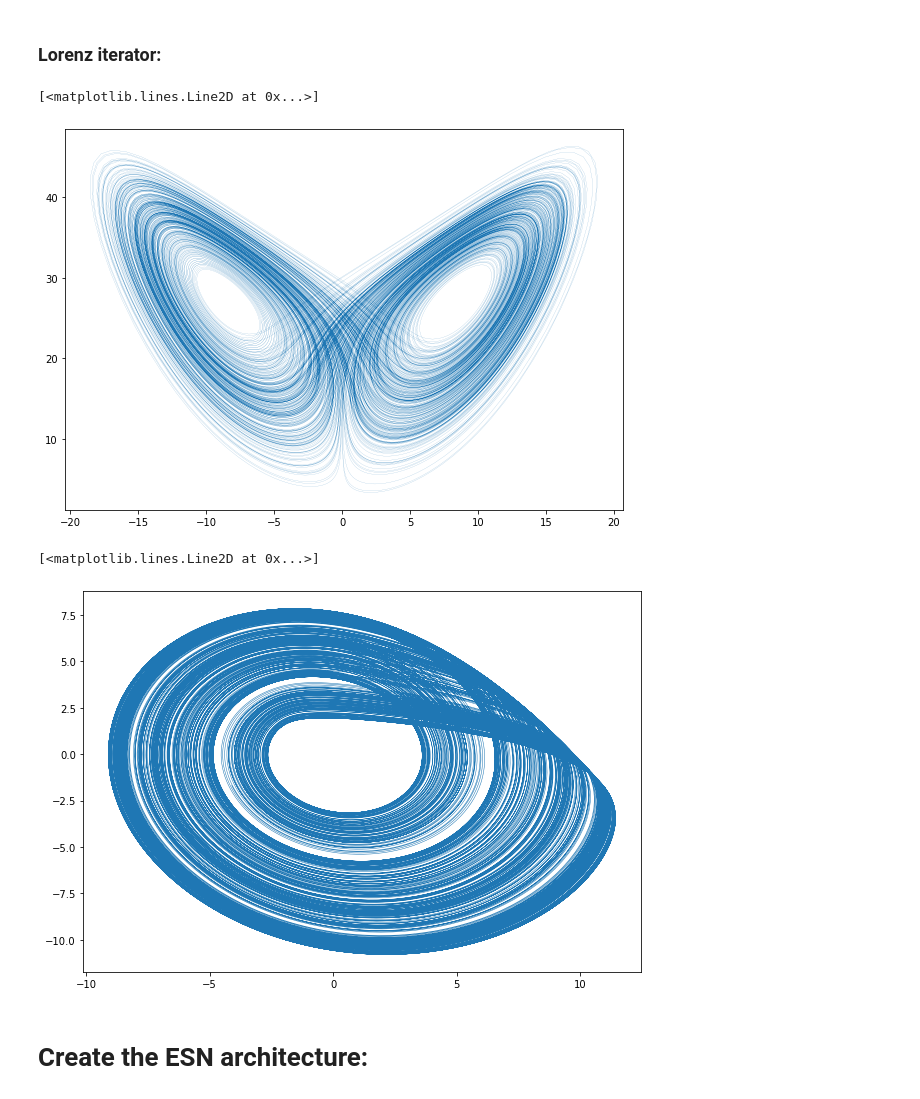
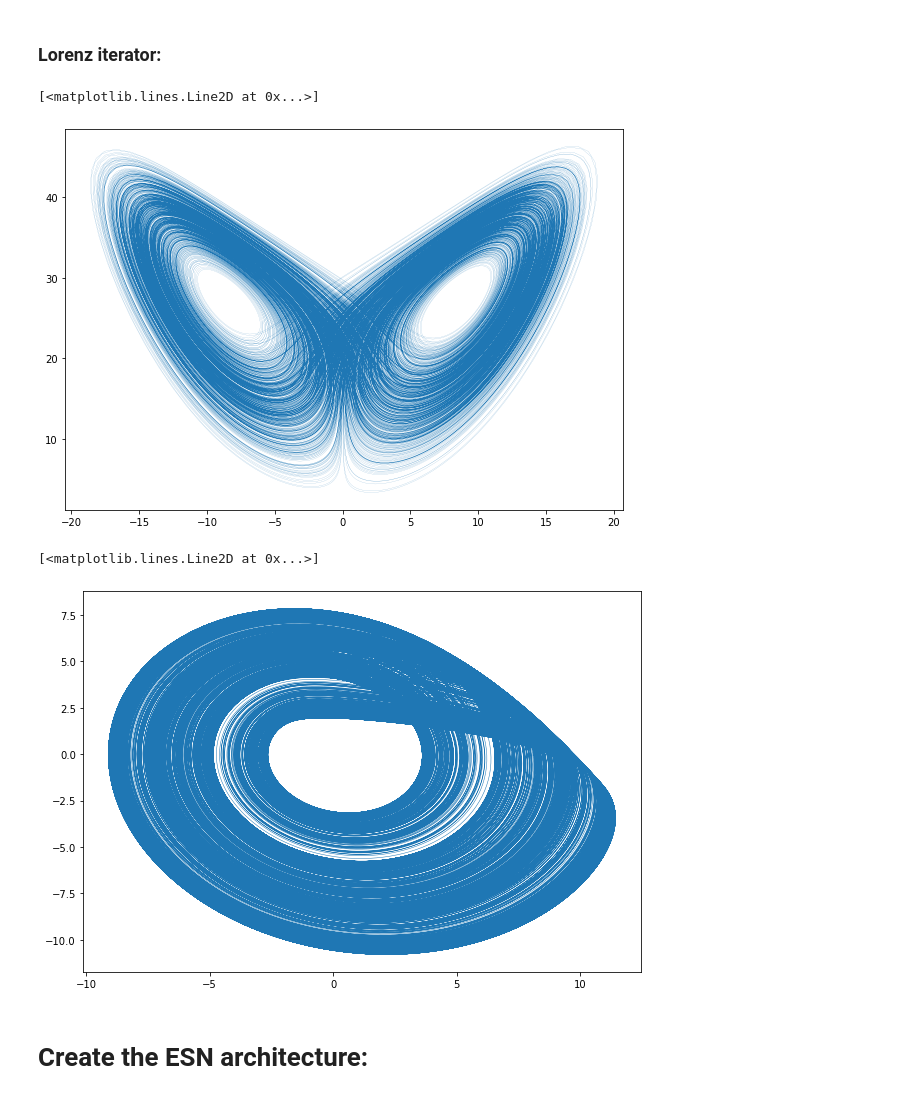
Before and after one commit to DuncDennis/rescomp, a Jupyter notebook: bin/lyapunov_exponents_testing/train_on_time_change.ipynb, the cells around one changed output. Drawn from its saved outputs; the diff is of its cells as text; code cells hidden in the pictures.

```diff
--- a/bin/lyapunov_exponents_testing/train_on_time_change.ipynb
+++ b/bin/lyapunov_exponents_testing/train_on_time_change.ipynb
@@ -23,34 +23,34 @@ The autoreload extension is already loaded. To reload it, use:
 # %%
 # Lorenz parameters:
 dt_L = 0.01
 lyap_L = 0.934
 starting_point_L = np.array([0, 1, 0])
 # starting_point_L = np.array([-14.03020521, -20.88693127, 25.53545])
 
 # lorenz iterator:
 def data_creation_function_L(time_steps, dt, starting_point):
     return rescomp.simulations.simulate_trajectory("lorenz", dt, time_steps, starting_point)
 
 def f_L(x):
     return data_creation_function_L(2, dt_L, x)[-1]
 
 # test lorenz iterator:
 disc_steps = 1000
-time_steps = 50000
+time_steps = 100000
 
 time_series_all = np.zeros((time_steps+disc_steps, 3))
 time_series_all[0, :] = starting_point_L
 
 for i in range(1, time_steps+disc_steps):
     x_last = time_series_all[i - 1, :]
     time_series_all[i, :] = f_L(x_last)
 
 time_series_L = time_series_all[disc_steps:, :]
 
 plt.plot(time_series_L[:, 0], time_series_L[:, 2], linewidth=0.1)
 # %% [output]
 [<matplotlib.lines.Line2D at 0x...>]
-[figure, old version]
+[figure, new version]
 # %%
 # Roessler parameters:
 dt_R = 0.05
@@ -66,7 +66,7 @@ def f_R(x):
 
 # test lorenz iterator:
 disc_steps = 1000
-time_steps = 50000
+time_steps = 100000
 
 time_series_all = np.zeros((time_steps+disc_steps, 3))
 time_series_all[0, :] = starting_point_R
@@ -80,7 +80,7 @@ time_series_R = time_series_all[disc_steps:, :]
 plt.plot(time_series_R[:, 0], time_series_R[:, 1], linewidth=0.5)
 # %% [output]
 [<matplotlib.lines.Line2D at 0x...>]
-[figure, old version]
+[figure, new version]
 # %% [markdown]
 # Create the ESN architecture:
 # %%
```
Also changed, not shown: parts of 15 cells of this notebook, 5 other files.
